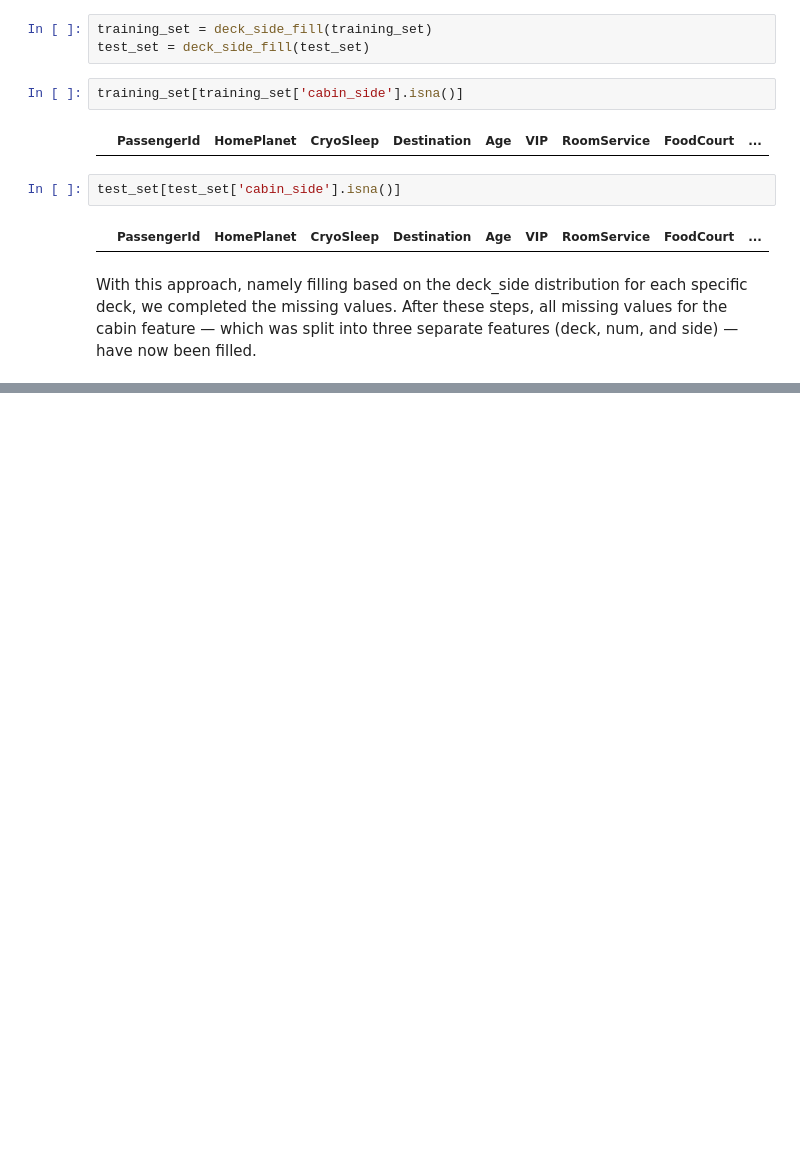
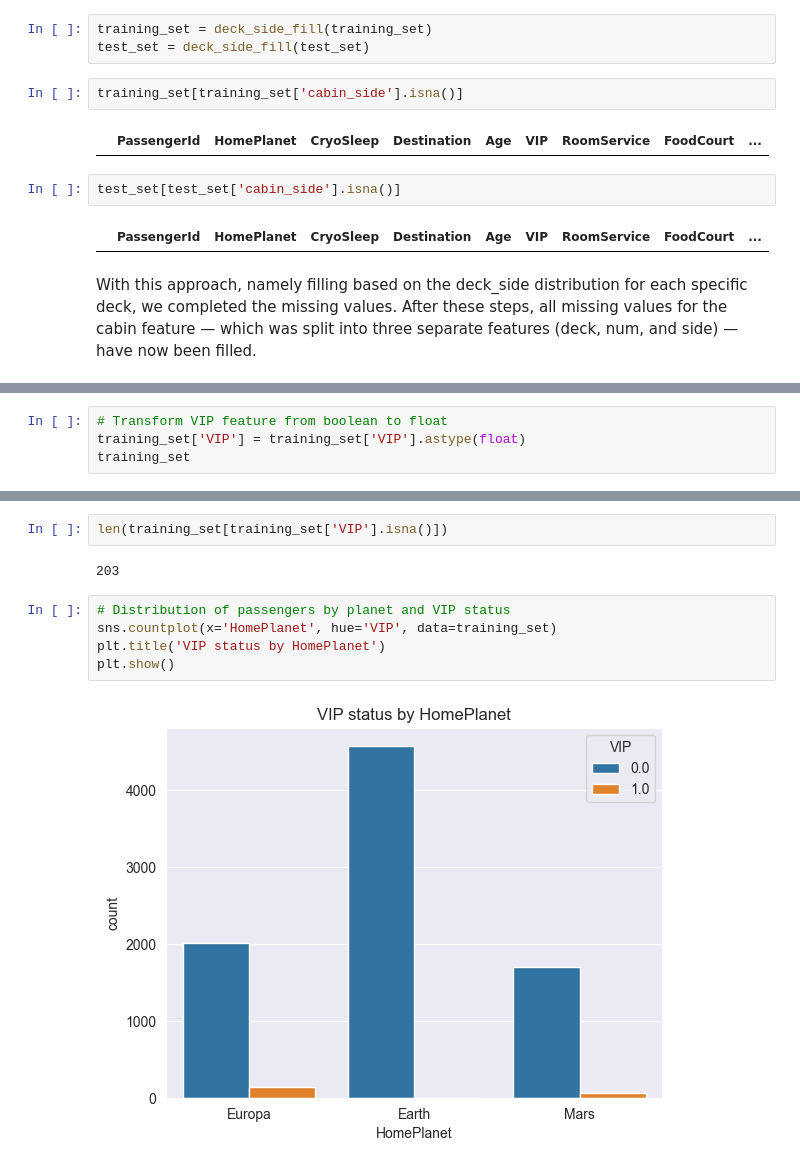
Before and after one commit to plamensve/ML_FINAL_PROJECT, a Jupyter notebook: notebooks/02.preprocessing.ipynb, the cells around one changed output, grey strips where cells are left out. Cells and saved outputs as stored; diff of their text form; blank space fills up the shorter version.

Commit message:
ADD: filling vip status nan values

```diff
--- a/notebooks/02.preprocessing.ipynb
+++ b/notebooks/02.preprocessing.ipynb
@@ -1257,0 +1262,4 @@ After these steps, all missing values for the cabin feature — which was split
+# %%
+# Transform VIP feature from boolean to float
+training_set['VIP'] = training_set['VIP'].astype(float)
+training_set
@@ -1257,0 +1298,11 @@ After these steps, all missing values for the cabin feature — which was split
+# %%
+len(training_set[training_set['VIP'].isna()])
+# %% [output]
+203
+# %%
+# Distribution of passengers by planet and VIP status
+sns.countplot(x='HomePlanet', hue='VIP', data=training_set)
+plt.title('VIP status by HomePlanet')
+plt.show()
+# %% [output]
+[figure, added]
```
Also changed, not shown: parts of 39 cells of this notebook.
